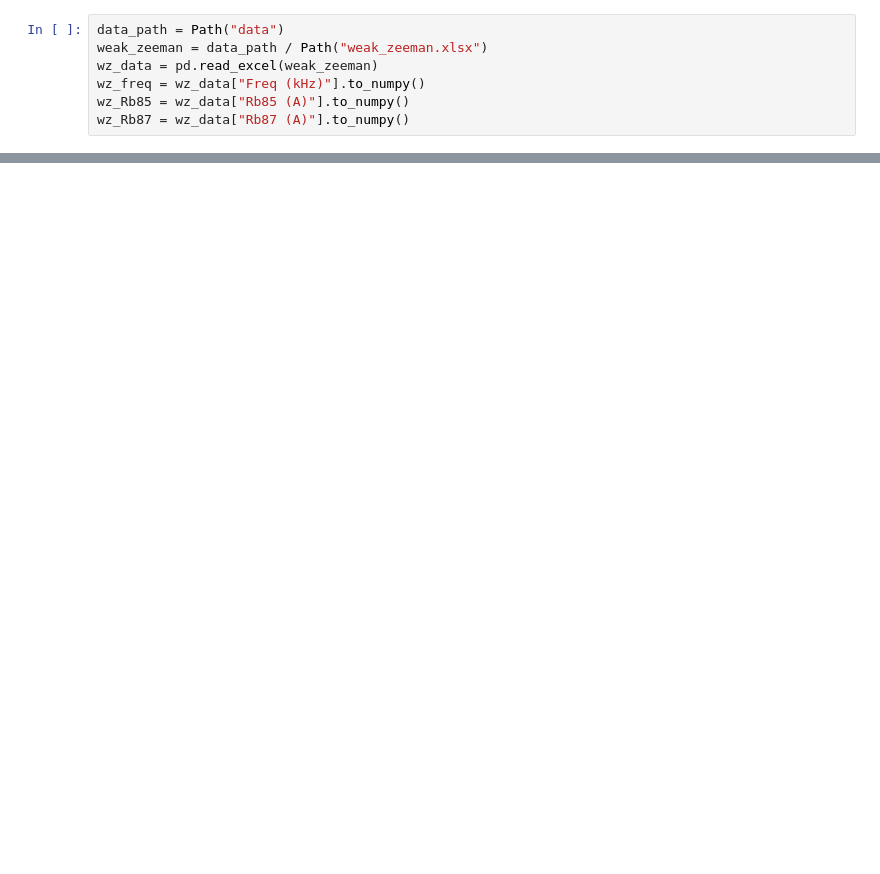
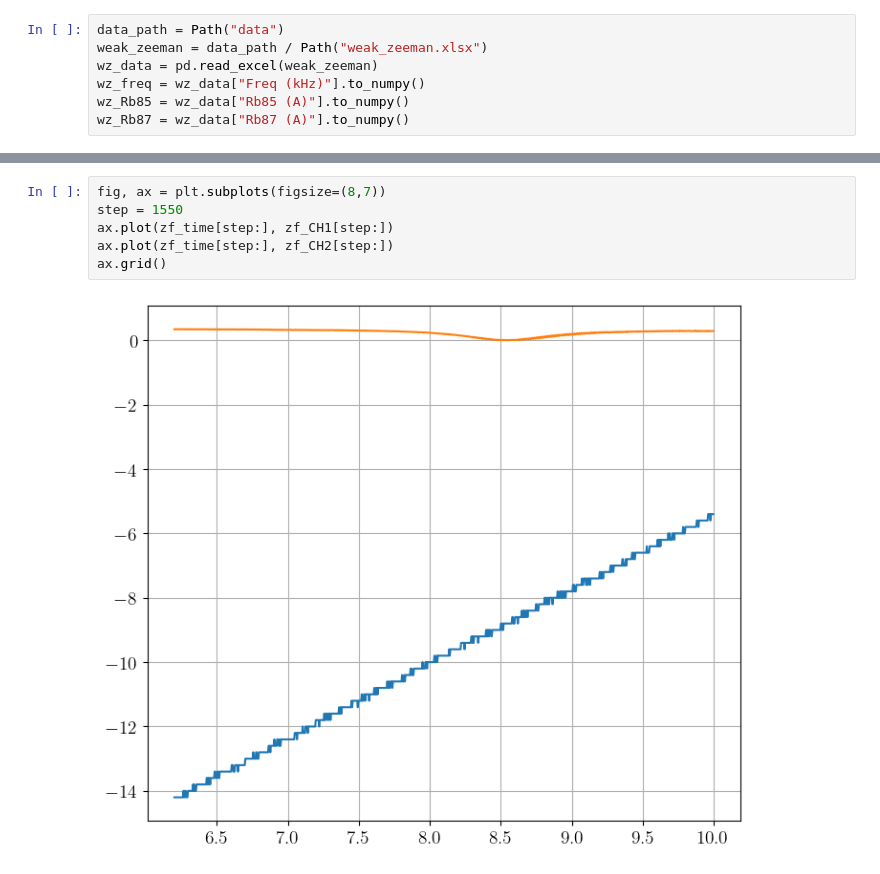
Before and after one commit to ThomasAnkhe/Quantum_Optics_Lab, a Jupyter notebook: 5. Optical_pumping/graphs.ipynb, the cells around one changed output, grey strips where cells are left out. Drawn from its saved outputs; the diff is of its cells as text; blank space fills up the shorter version.

```diff
--- a/5. Optical_pumping/graphs.ipynb
+++ b/5. Optical_pumping/graphs.ipynb
@@ -30,0 +47,8 @@ ax.grid()
+# %%
+fig, ax = plt.subplots(figsize=(8,7))
+step = 1550
+ax.plot(zf_time[step:], zf_CH1[step:])
+ax.plot(zf_time[step:], zf_CH2[step:])
+ax.grid()
+# %% [output]
+[figure, added]
```
Also changed, not shown: parts of 5 cells of this notebook.
